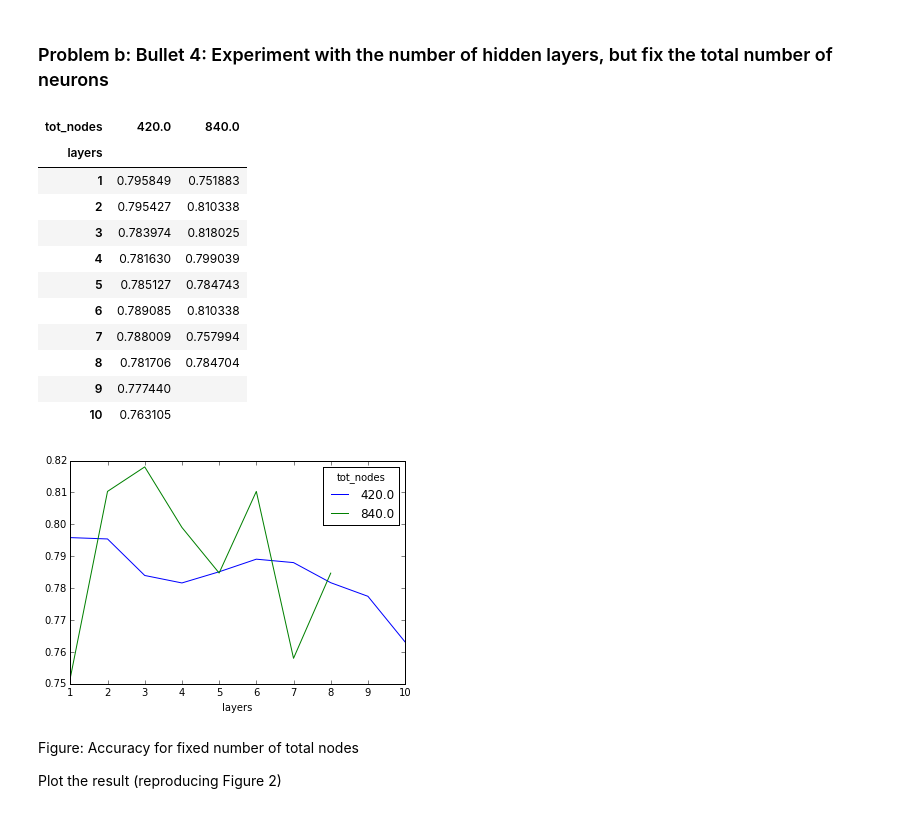
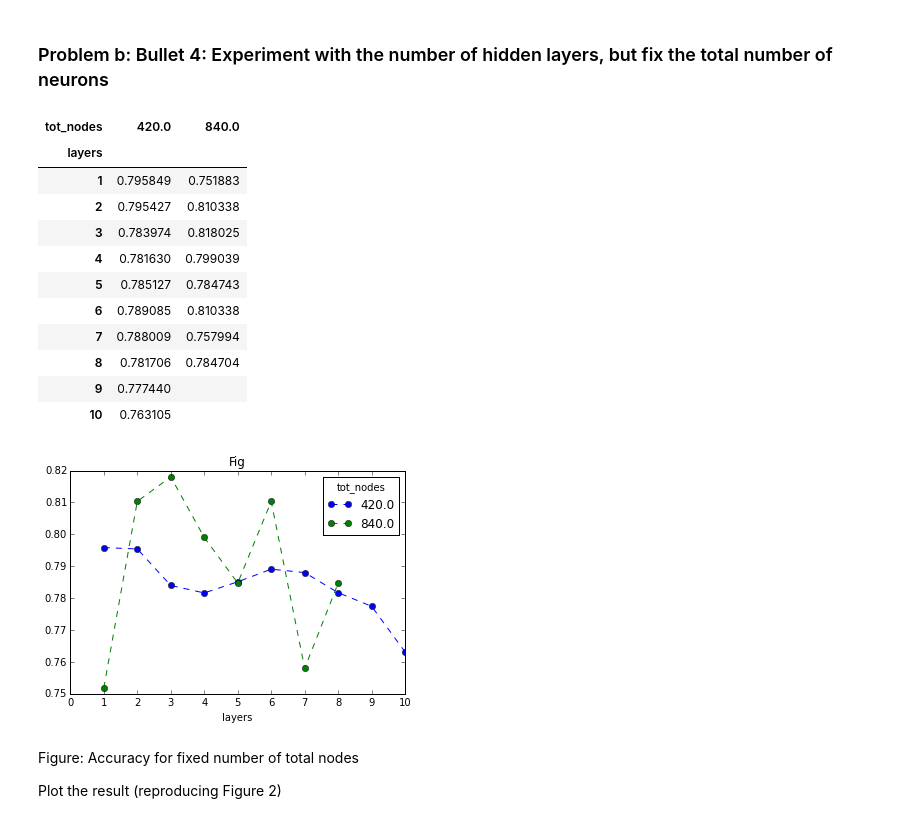
Before and after one commit to yogeshg/artistic-styles, a Jupyter notebook: hw/src/hw2.ipynb, the cells around one changed output. Cells and saved outputs as stored; diff of their text form; code cells hidden in the pictures.

Commit message:
updating plots

```diff
--- a/hw/src/hw2.ipynb
+++ b/hw/src/hw2.ipynb
@@ -17,8 +18,9 @@ idx_2b4 = df1.part == '2b4'
 df1.loc[idx_2b3, 'parity'] = (df1.layers % 2).map({0:'even',1:'odd'})
 df1.loc[idx_2b4, 'tot_nodes'] = 420+420*((df1.layers * df1.nodes) > 500)
 # %%
-df2b3  = df1[ idx_2b3 ].set_index(['layers','parity']).sort_index()
+df2b3  = df1[ idx_2b3 ].set_index(['layers','nodes','parity']).sort_index()
 df2b4  = df1[ idx_2b4 ].set_index(['layers', 'tot_nodes']).sort_index()
+df2b5  = df1[ idx_2b5 ].set_index(['nodes', 'layers']).sort_index()
 # %% [markdown]
 ### Problem b: Bullet 2: Comparison between _tanh_ and _softmax_
 # %%
@@ -54,22 +64,26 @@ Document the choice of parameters, and discuss what you discover.
 ### Problem b: Bullet 4: Experiment with the number of hidden layers, but fix the total number of neurons
 # %%
 s = ((100-df2b4.test)/100).unstack('tot_nodes')
-s.plot()
+xticks=range(11)
+ax = plt.gca()
+ax.set_color_cycle(['blue','green'])
+ax = s.plot(ax=ax, xticks=xticks, marker='o', linestyle='--')
+ax.set_title('Fig')
 s.fillna('')
 # %% [output]
 | tot_nodes | 420.0 | 840.0 |
 | layers |  |  |
 | 1 | 0.795849 | 0.751883 |
 | 2 | 0.795427 | 0.810338 |
 | 3 | 0.783974 | 0.818025 |
 | 4 | 0.781630 | 0.799039 |
 | 5 | 0.785127 | 0.784743 |
 | 6 | 0.789085 | 0.810338 |
 | 7 | 0.788009 | 0.757994 |
 | 8 | 0.781706 | 0.784704 |
 | 9 | 0.777440 |  |
 | 10 | 0.763105 |  |
-[figure, old version]
+[figure, new version]
 # %% [markdown]
 Figure: Accuracy for fixed number of total nodes
 
```
Also changed, not shown: parts of 5 cells of this notebook, 1 other file.
